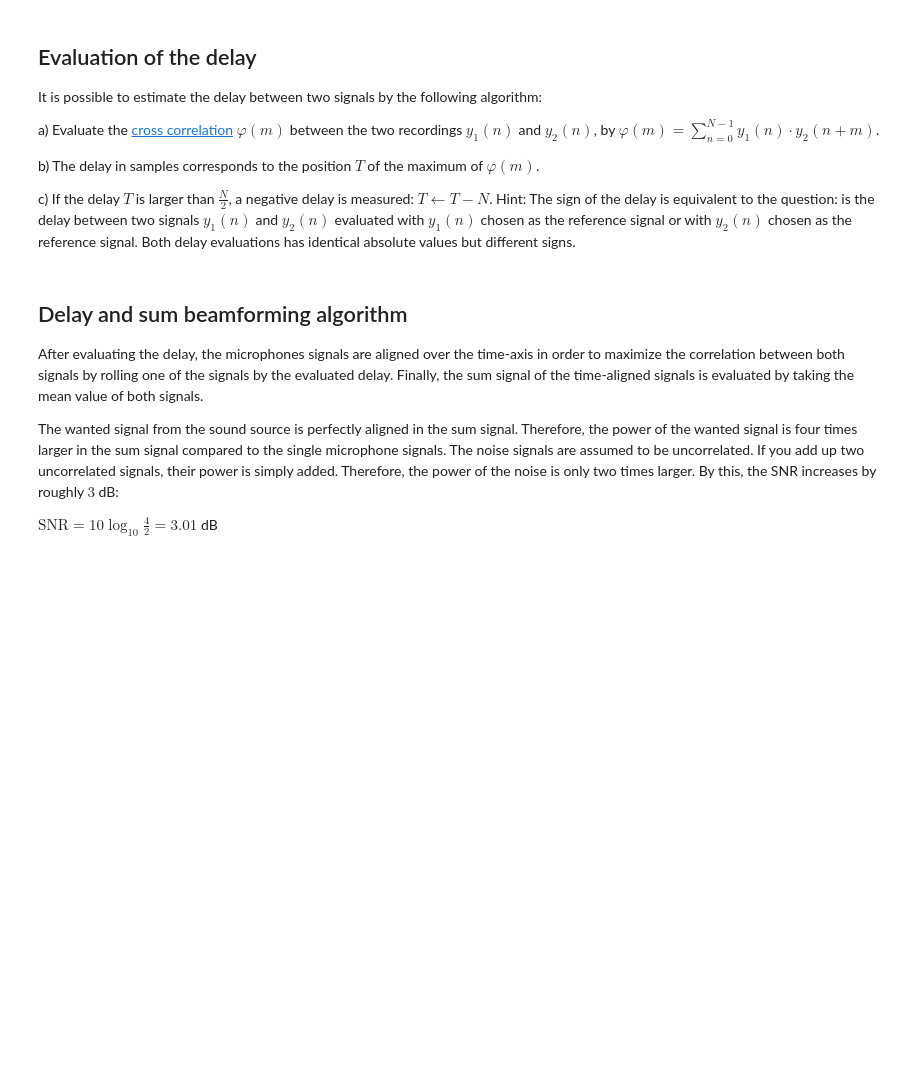
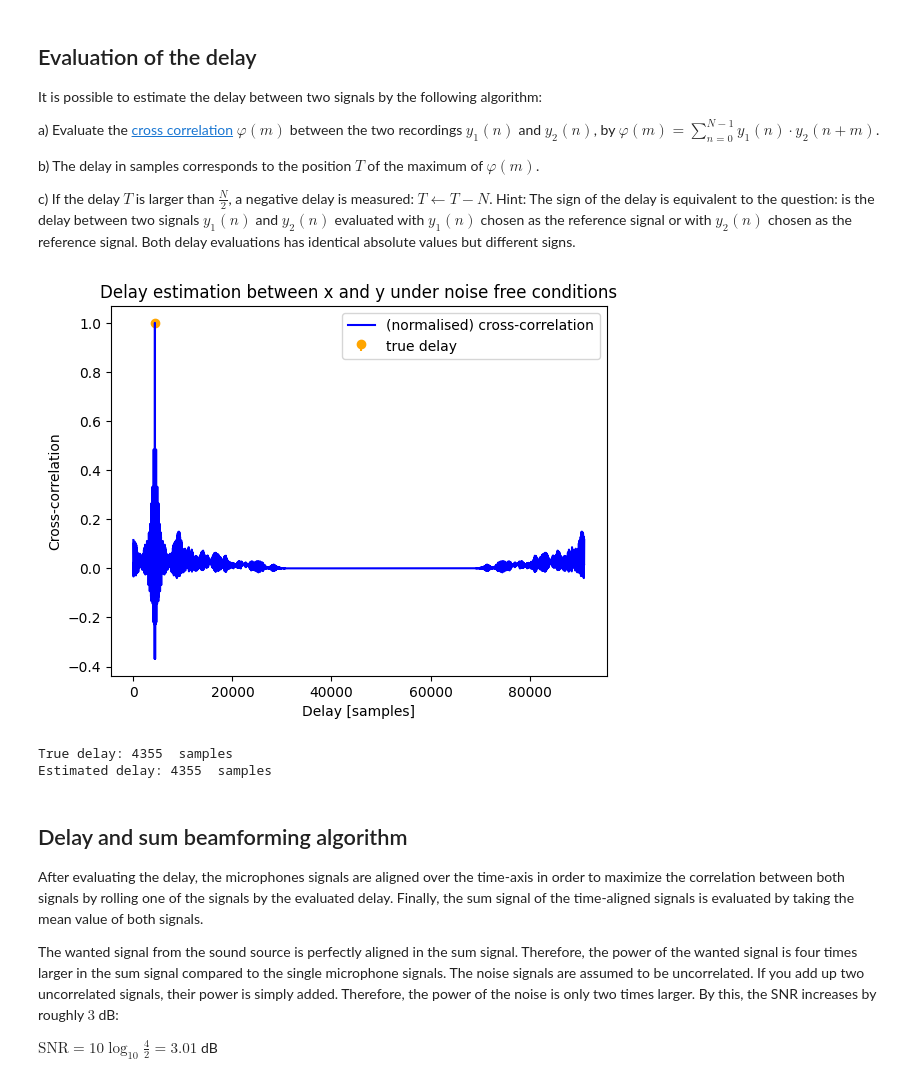
Before and after one commit to spiertz/VoiceControl, a Jupyter notebook: Week08_Denoising_Beamforming/01_DelayAndSumBeamformer.ipynb, the cells around one changed output. Drawn from its saved outputs; the diff is of its cells as text; code cells hidden in the pictures; blank space fills up the shorter version.

```diff
--- a/Week08_Denoising_Beamforming/01_DelayAndSumBeamformer.ipynb
+++ b/Week08_Denoising_Beamforming/01_DelayAndSumBeamformer.ipynb
@@ -95,21 +115,43 @@ c) If the delay $T$ is larger than $\frac{N}{2}$, a negative delay is measured:
 # %%
 def EvaluateCrossCorrelation(s, g):
     FFTLen = 2*np.maximum(s.shape[0], g.shape[0])
     return np.fft.ifft(np.fft.fft(g, n=FFTLen) * np.conj(np.fft.fft(s, n=FFTLen))).real
 
-def EvaluateDelay(x, y):
-    phi = EvaluateCrossCorrelation(x, y)
+def PhiToDelay(phi):
     FFTLen = phi.shape[0]
     Delay = np.argmax(phi)
     if Delay > FFTLen/2:
         Delay -= FFTLen
     return Delay
 
+def EvaluateDelay(x, y):
+    phi = EvaluateCrossCorrelation(x, y)
+    return PhiToDelay(phi)
+
 # test the delay evaluation
 MaxDelayToTest = 10000
-Delay = np.random.randint(MaxDelayToTest) - MaxDelayToTest//2
-y = np.roll(x, Delay) # y is delayed by Delay samples
-assert EvaluateDelay(x, y) == Delay, 'wrong delay evaluation'
+TrueDelay = np.random.randint(MaxDelayToTest) - MaxDelayToTest//2
+y = np.roll(x, TrueDelay) # y is delayed by Delay samples
+phi = EvaluateCrossCorrelation(x, y)
+EstimatedDelay = PhiToDelay(phi)
+assert EstimatedDelay == TrueDelay, 'wrong delay evaluation'
+
+if TrueDelay < 0:
+    plt.stem(phi.shape[0] + TrueDelay, 1, linefmt="orange", markerfmt="o", basefmt=" ", label='true delay')
+else:
+    plt.stem(TrueDelay, 1, linefmt="orange", markerfmt="o", basefmt=" ", label='true delay')
+plt.plot(phi/np.sqrt(np.sum(x**2)*np.sum(y**2)), label='(normalised) cross-correlation', color='blue')
+plt.xlabel('Delay [samples]')
+plt.ylabel('Cross-correlation')
+plt.title('Delay estimation between x and y under noise free conditions')
+plt.legend()
+plt.show()
+print('True delay:', TrueDelay, ' samples')
+print('Estimated delay:', EstimatedDelay, ' samples')
+# %% [output]
+[figure, added]
+True delay: 4355  samples
+Estimated delay: 4355  samples
 # %% [markdown]
 ## Delay and sum beamforming algorithm
 After evaluating the delay, the microphones signals are aligned over the time-axis in order to maximize the correlation between both signals by rolling one of the signals by the evaluated delay.
```
Also changed, not shown: parts of 9 cells of this notebook, 15 other files.
